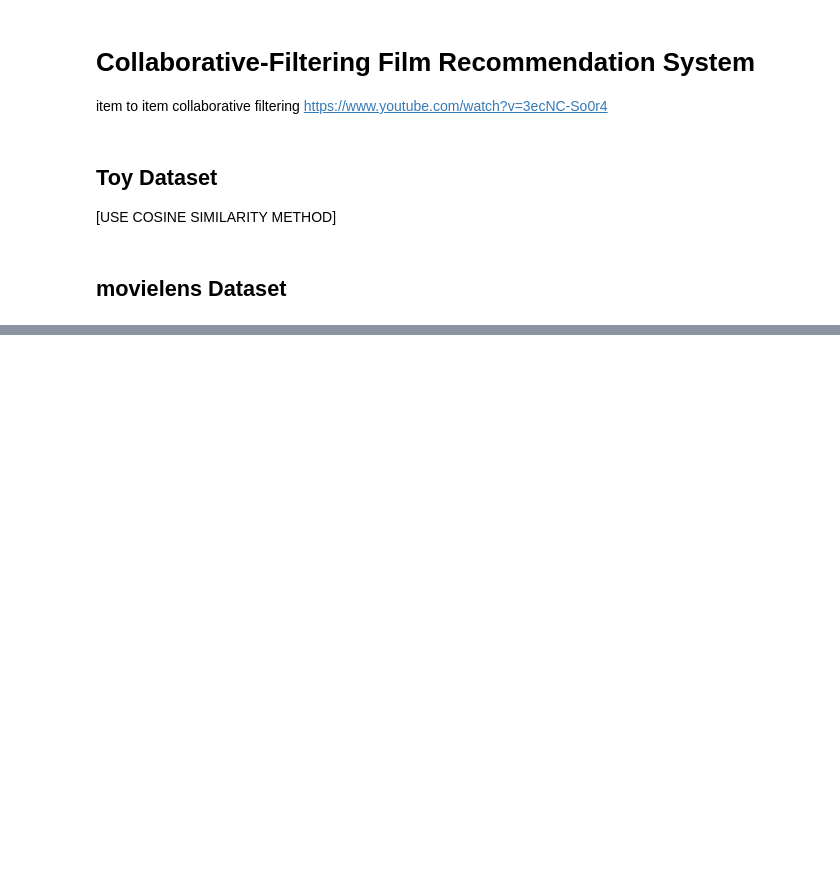
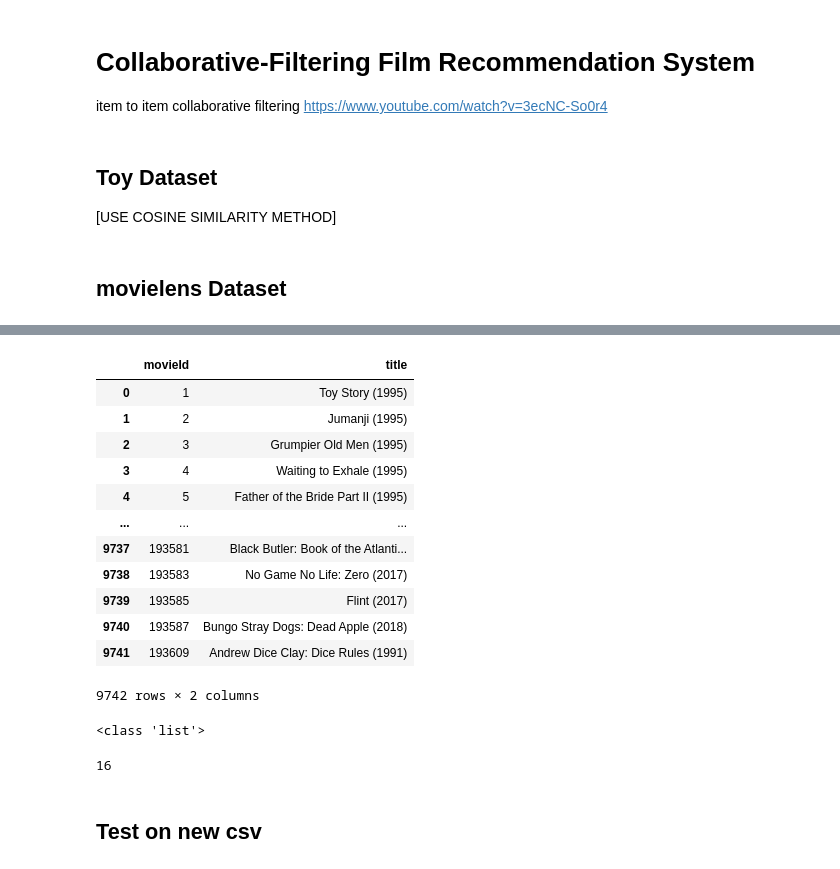
Before and after one commit to LeandroMartinMacato/flask-movie-recommendation-collaborative-filtering, a Jupyter notebook: Collaborative-Filtering-Reco.ipynb, the cells around one changed output, grey strips where cells are left out. Saved outputs shown, nothing was run; the diff lists cells and outputs as text; code cells hidden in the pictures; blank space fills up the shorter version.

```diff
--- a/Collaborative-Filtering-Reco.ipynb
+++ b/Collaborative-Filtering-Reco.ipynb
@@ -182,0 +135,17 @@ print("TEST")
+# %%
+movies = movies.drop(['genres'] , axis=1)
+movies
+# %% [output]
+|  | movieId | title |
+| 0 | 1 | Toy Story (1995) |
+| 1 | 2 | Jumanji (1995) |
+| 2 | 3 | Grumpier Old Men (1995) |
+| 3 | 4 | Waiting to Exhale (1995) |
+| 4 | 5 | Father of the Bride Part II (1995) |
+| ... | ... | ... |
+| 9737 | 193581 | Black Butler: Book of the Atlanti... |
+| 9738 | 193583 | No Game No Life: Zero (2017) |
+| 9739 | 193585 | Flint (2017) |
+| 9740 | 193587 | Bungo Stray Dogs: Dead Apple (2018) |
+| 9741 | 193609 | Andrew Dice Clay: Dice Rules (1991) |
+9742 rows × 2 columns
@@ -182,0 +159,14 @@ print("TEST")
+# %%
+print(type(movies_dict[2]))
+# %% [output]
+<class 'list'>
+# %%
+search_for = "Casino (1995)"
+for movie_id , movie_name in movies_dict.items():
+#     print(movie_name)
+    if movie_name[0] == search_for:
+        print(movie_id)
+# %% [output]
+16
+# %% [markdown]
+## Test on new csv
```
Also changed, not shown: parts of 17 cells of this notebook, 10 other files.
